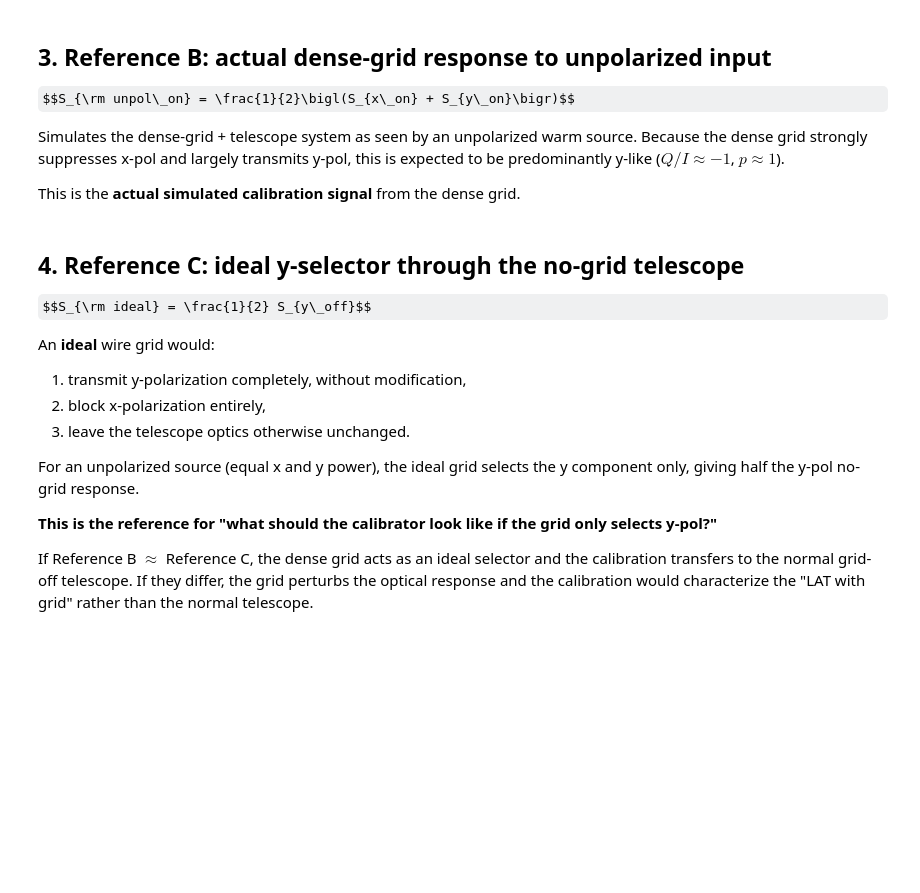
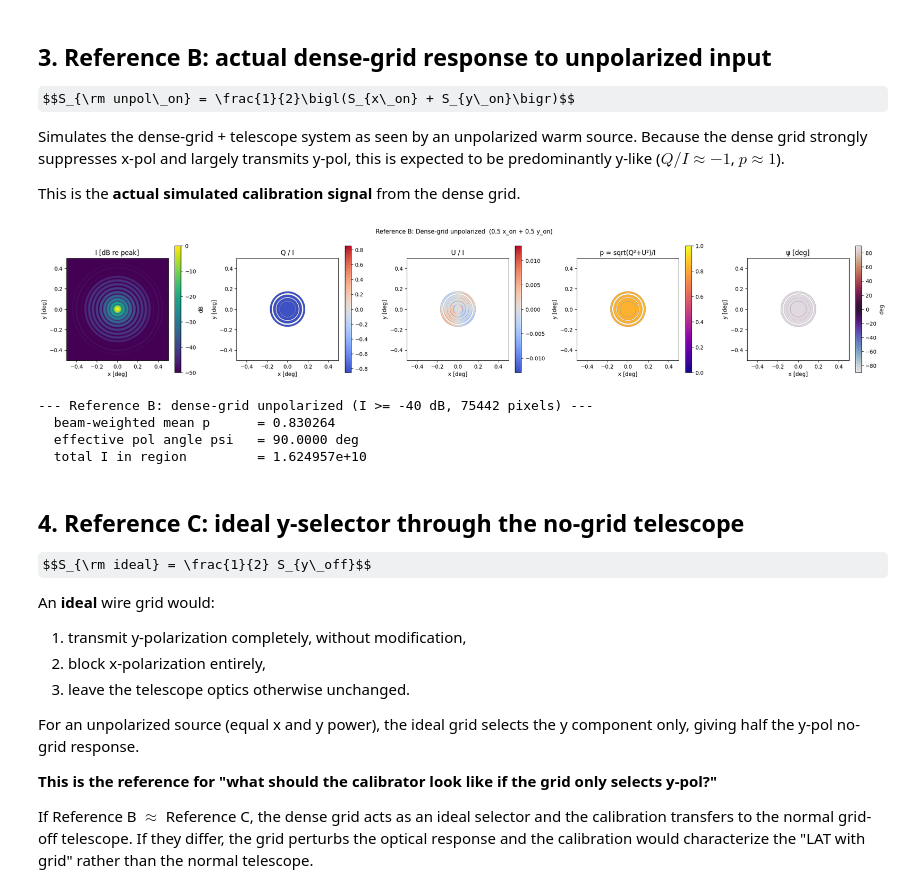
Before and after one commit to dlllonb/wiregrid, a Jupyter notebook: analysis/notebooks/dense_grid_three_references.ipynb, the cells around one changed output. Saved outputs shown, nothing was run; the diff lists cells and outputs as text; code cells hidden in the pictures; some formulas as TeX source; blank space fills up the shorter version.

```diff
--- a/analysis/notebooks/dense_grid_three_references.ipynb
+++ b/analysis/notebooks/dense_grid_three_references.ipynb
@@ -247,12 +265,18 @@ This is the **actual simulated calibration signal** from the dense grid.
 # %%
 # Reference B: actual dense-grid response to unpolarized input
 IB = 0.5 * (Ixon + Iyon)
 QB = 0.5 * (Qxon + Qyon)
 UB = 0.5 * (Uxon + Uyon)
 
 plot_stokes_row(x, y, IB, QB, UB,
                 title="Reference B: Dense-grid unpolarized  (0.5 x_on + 0.5 y_on)")
-summarize_pol(IB, QB, UB, label="Reference B: dense-grid unpolarized", db_cut=-20)
+summarize_pol(IB, QB, UB, label="Reference B: dense-grid unpolarized", db_cut=-40)
+# %% [output]
+[figure, added]
+--- Reference B: dense-grid unpolarized (I >= -40 dB, 75442 pixels) ---
+  beam-weighted mean p      = 0.830264
+  effective pol angle psi   = 90.0000 deg
+  total I in region         = 1.624957e+10
 # %% [markdown]
 ## 4. Reference C: ideal y-selector through the no-grid telescope
 
```
Also changed, not shown: parts of 6 cells of this notebook, 1 other file.
